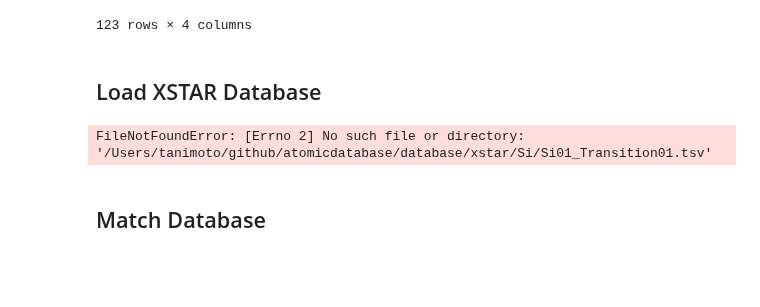
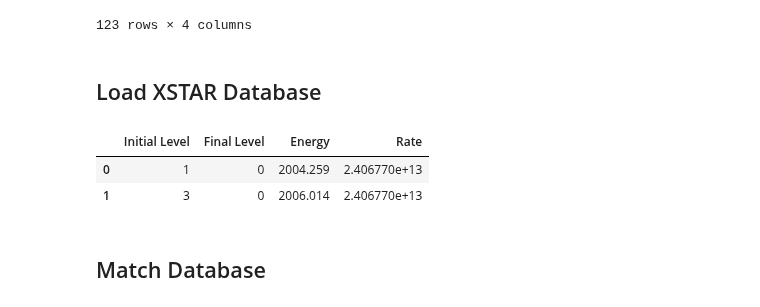
Before and after one commit to AtsushiTanimoto/AtomicDatabase, a Jupyter notebook: Code/Comparison/Comparison.ipynb, the cells around one changed output. Saved outputs shown, nothing was run; the diff lists cells and outputs as text; code cells hidden in the pictures; blank space fills up the shorter version.

```diff
--- a/Code/Comparison/Comparison.ipynb
+++ b/Code/Comparison/Comparison.ipynb
@@ -174,21 +174,23 @@ Monaco_Si01_Transition
 # %% [markdown]
 ## Load XSTAR Database
 # %%
-Xstar_Si01_Transition = read_csv("/Users/tanimoto/github/atomicdatabase/database/xstar/Si/Si01_Transition01.tsv",sep="\t")
+Xstar_Si01_Transition = read_csv("/Users/tanimoto/github/AtomicDatabase/Database/Xstar/Si/Si01_Transition.tsv",sep="\t")
 Xstar_Si01_Transition = Xstar_Si01_Transition.drop(columns=["Unnamed: 0", "Z", "Ion", "Strength"])
 Si01_Transition        = {1:0, 2:1, 4:2, 3:3}
 
 for n in range(133):
     if Xstar_Si01_Transition["Initial Level"][n] in Si01_Transition.keys() and Xstar_Si01_Transition["Final Level"][n] in Si01_Transition.keys() and 1000<Xstar_Si01_Transition["Energy"][n]:
         Xstar_Si01_Transition["Initial Level"][n] = Si01_Transition[Xstar_Si01_Transition["Initial Level"][n]]
         Xstar_Si01_Transition["Final Level"][n]   = Si01_Transition[Xstar_Si01_Transition["Final Level"][n]]
     else:
         Xstar_Si01_Transition.drop(index=n, inplace=True)
 
 Xstar_Si01_Transition = Xstar_Si01_Transition.reset_index().drop(columns="index")
 Xstar_Si01_Transition
 # %% [output]
-FileNotFoundError: [Errno 2] No such file or directory: '/Users/tanimoto/github/atomicdatabase/database/xstar/Si/Si01_Transition01.tsv'
+|  | Initial Level | Final Level | Energy | Rate |
+| 0 | 1 | 0 | 2004.259 | 2.406770e+13 |
+| 1 | 3 | 0 | 2006.014 | 2.406770e+13 |
 # %% [markdown]
 ## Match Database
 # %%
```
Also changed, not shown: parts of 11 cells of this notebook.
